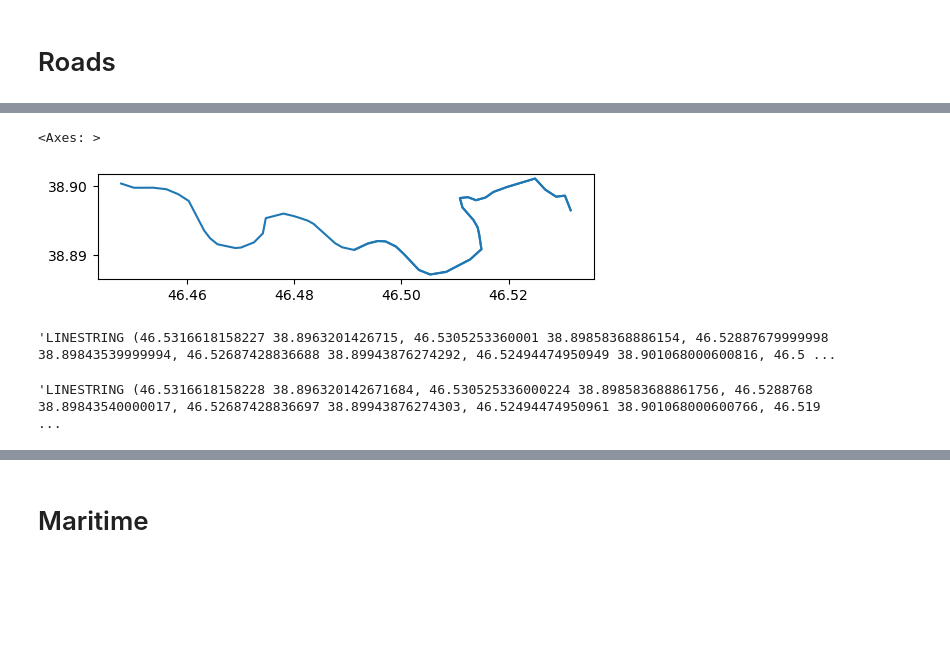
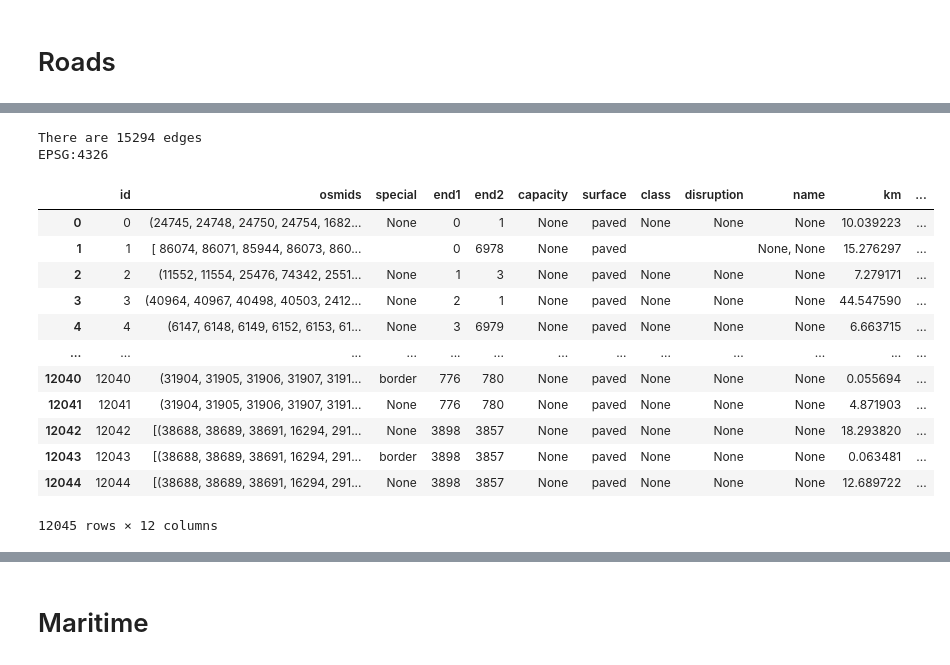
Before and after one commit to ccolon/disrupt-sc, a Jupyter notebook: dataprep/TransportNetwork.ipynb, the cells around one changed output, grey strips where cells are left out. Saved outputs shown, nothing was run; the diff lists cells and outputs as text; code cells hidden in the pictures; blank space fills up the shorter version.

```diff
--- a/dataprep/TransportNetwork.ipynb
+++ b/dataprep/TransportNetwork.ipynb
@@ -666,13 +623,26 @@ ValueError: Assigning CRS to a GeoDataFrame without a geometry column is not sup
-# %%
-edges.loc[[153, 1406]].plot()
-# %% [output]
-<Axes: >
-[figure, removed]
-# %%
-edges.loc[153, "geometry"].wkt
-# %% [output]
-'LINESTRING (46.5316618158227 38.8963201426715, 46.5305253360001 38.89858368886154, 46.52887679999998 38.89843539999994, 46.52687428836688 38.89943876274292, 46.52494474950949 38.901068000600816, 46.5 ...
-# %%
-edges.loc[1406, "geometry"].wkt
-# %% [output]
-'LINESTRING (46.5316618158228 38.896320142671684, 46.530525336000224 38.898583688861756, 46.5288768 38.89843540000017, 46.52687428836697 38.89943876274303, 46.52494474950961 38.901068000600766, 46.519 ...
+# %%
+transport_mode = 'roads'
+special_suffix = "_osmsimp"  # _ximena leave empty "" otherwise
+subfolder = os.path.join(input_folder, transport_mode.capitalize())
+edges = loadAndFormatGeojson(transport_mode, "edges", subfolder, special_suffix)
+# %% [output]
+There are 15294 edges
+EPSG:4326
+# %%
+filename = os.path.join('..', '..', '..', region, 'Data', 'Structured', "Transport", 'roads_edges_osmsimp.geojson')
+edges = gpd.read_file(filename)
+edges
+# %% [output]
+|  | id | osmids | special | end1 | end2 | capacity | surface | class | disruption | name | km | ... |
+| 0 | 0 | (24745, 24748, 24750, 24754, 1682... | None | 0 | 1 | None | paved | None | None | None | 10.039223 | ... |
+| 1 | 1 | [ 86074, 86071, 85944, 86073, 860... |  | 0 | 6978 | None | paved |  |  | None, None | 15.276297 | ... |
+| 2 | 2 | (11552, 11554, 25476, 74342, 2551... | None | 1 | 3 | None | paved | None | None | None | 7.279171 | ... |
+| 3 | 3 | (40964, 40967, 40498, 40503, 2412... | None | 2 | 1 | None | paved | None | None | None | 44.547590 | ... |
+| 4 | 4 | (6147, 6148, 6149, 6152, 6153, 61... | None | 3 | 6979 | None | paved | None | None | None | 6.663715 | ... |
+| ... | ... | ... | ... | ... | ... | ... | ... | ... | ... | ... | ... | ... |
+| 12040 | 12040 | (31904, 31905, 31906, 31907, 3191... | border | 776 | 780 | None | paved | None | None | None | 0.055694 | ... |
+| 12041 | 12041 | (31904, 31905, 31906, 31907, 3191... | None | 776 | 780 | None | paved | None | None | None | 4.871903 | ... |
+| 12042 | 12042 | [(38688, 38689, 38691, 16294, 291... | None | 3898 | 3857 | None | paved | None | None | None | 18.293820 | ... |
+| 12043 | 12043 | [(38688, 38689, 38691, 16294, 291... | border | 3898 | 3857 | None | paved | None | None | None | 0.063481 | ... |
+| 12044 | 12044 | [(38688, 38689, 38691, 16294, 291... | None | 3898 | 3857 | None | paved | None | None | None | 12.689722 | ... |
+12045 rows × 12 columns
```
Also changed, not shown: parts of 27 cells of this notebook, 38 other files.
